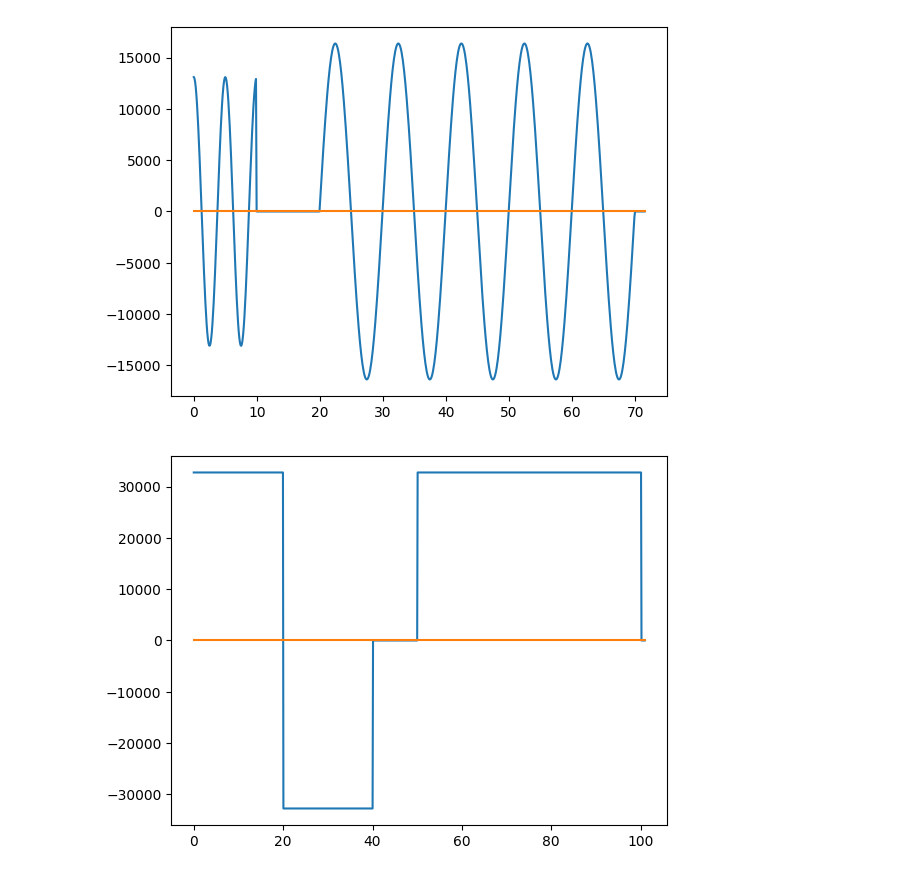
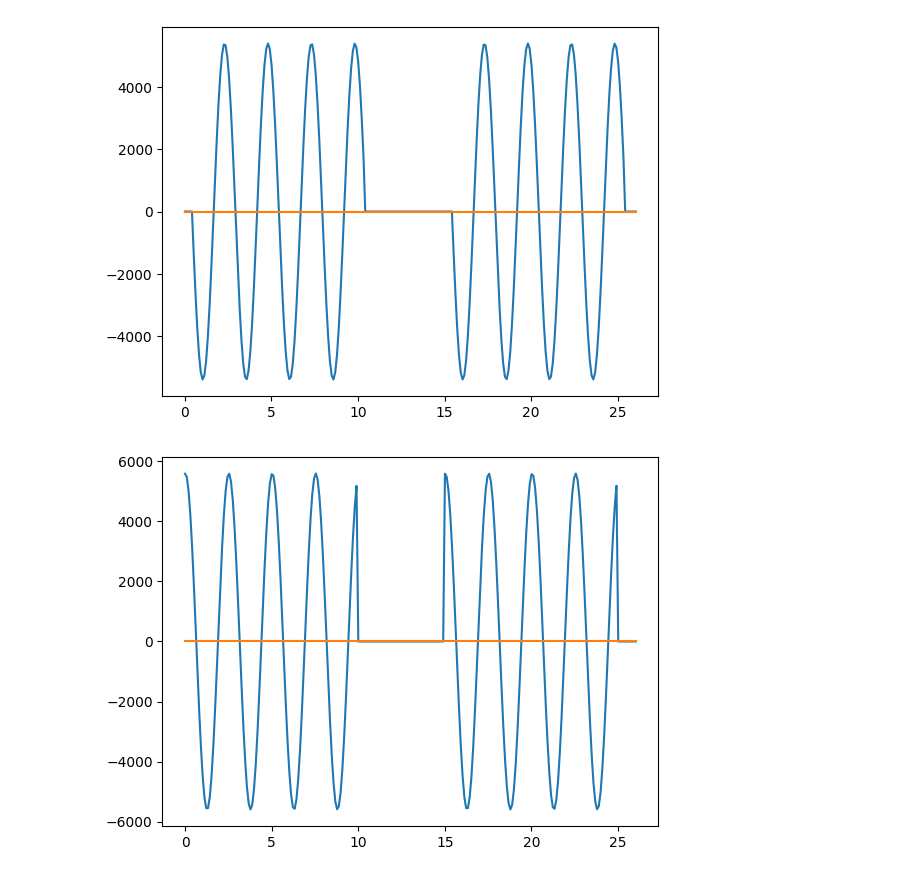
Before and after one commit to danieljamesgraham/qeg-rfsoc, a Jupyter notebook: arb_class_test.ipynb, the cells around one changed output. Saved outputs shown, nothing was run; the diff lists cells and outputs as text; code cells hidden in the pictures.

```diff
--- a/arb_class_test.ipynb
+++ b/arb_class_test.ipynb
@@ -166,20 +213,25 @@ LOOP_I: regwi 1, $22, 87381333;                 //freq = 87381333
 # %%
 soc.reset_gens()
 # %%
-x = np.arange(0, round(len(input_obj.idata) * 1e3 / 9830.4, 2), 1e3 / 9830.4)
-plt.plot(x, -input_obj.idata)
-plt.plot(x, input_obj.qdata)
+# x = np.arange(0, round(len(input_obj_a.idata) * 1e3 / 9830.4, 2), 1e3 / 9830.4)
+# plt.plot(x, -input_obj_a.idata)
+# plt.plot(x, input_obj_a.qdata)
+# plt.show()
+
+x = np.linspace(0, round(len(product_obj_a.idata) * 1e3 / 9830.4, 2), len(product_obj_a.idata))
+plt.plot(x, product_obj_a.idata)
+plt.plot(x, product_obj_a.qdata)
 plt.show()
 
-x = np.linspace(0, round(len(product_obj.idata) * 1e3 / 9830.4, 2), len(product_obj.idata))
-plt.plot(x, product_obj.idata)
-plt.plot(x, product_obj.qdata)
+x = np.linspace(0, round(len(product_obj_b.idata) * 1e3 / 9830.4, 2), len(product_obj_b.idata))
+plt.plot(x, product_obj_b.idata)
+plt.plot(x, product_obj_b.qdata)
 plt.show()
 
-x = np.linspace(0, round(len(samples_obj.idata) * 1e3 / 9830.4, 2), len(samples_obj.idata))
-plt.plot(x, -samples_obj.idata)
-plt.plot(x, -samples_obj.qdata)
-plt.show()
+# x = np.linspace(0, round(len(samples_obj.idata) * 1e3 / 9830.4, 2), len(samples_obj.idata))
+# plt.plot(x, -samples_obj.idata)
+# plt.plot(x, -samples_obj.qdata)
+# plt.show()
 # %% [output]
-[figure, old version]
+[figure, new version]
-[figure, old version]
+[figure, new version]
```
Also changed, not shown: parts of 6 cells of this notebook, 6 other files.
